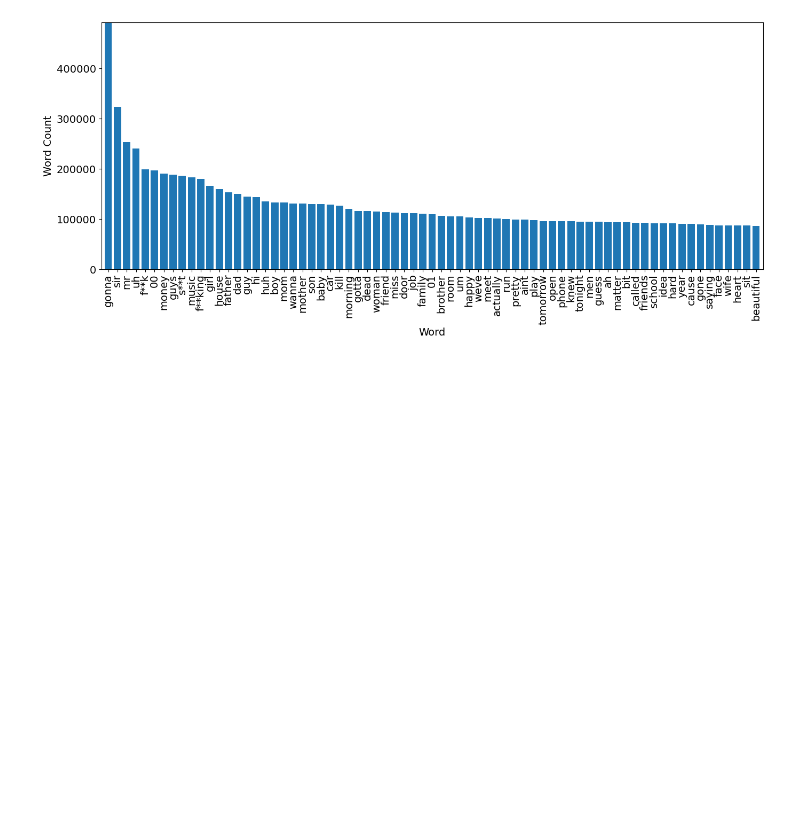
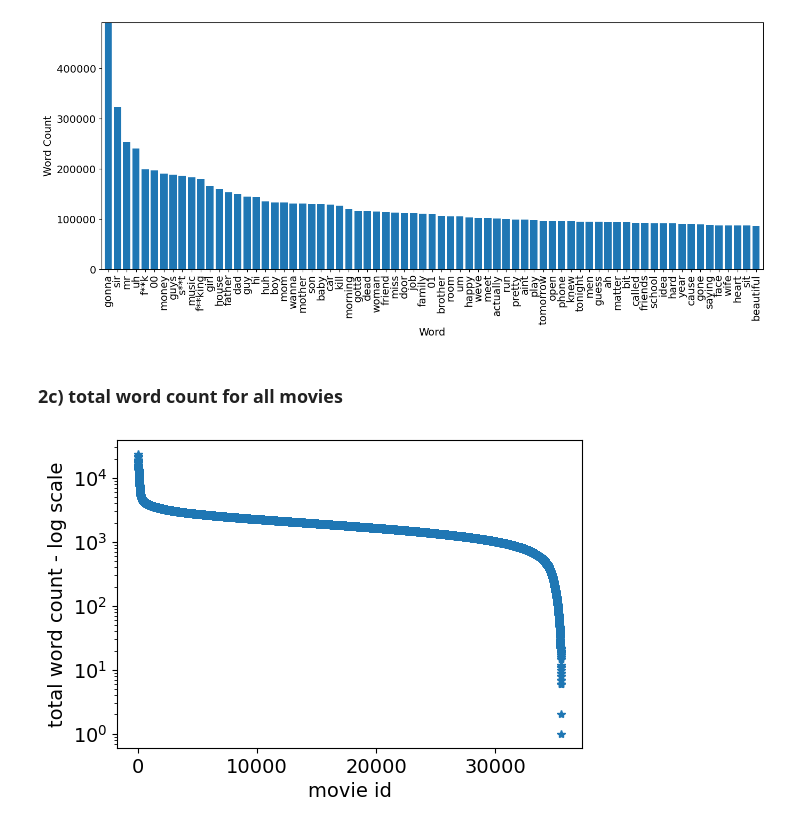
Before and after one commit to nfasano/movie_recsys, a Jupyter notebook: recsys_content_based/data_preprocessing_eda.ipynb, the cells around one changed output. Drawn from its saved outputs; the diff is of its cells as text; code cells hidden in the pictures; blank space fills up the shorter version.

```diff
--- a/recsys_content_based/data_preprocessing_eda.ipynb
+++ b/recsys_content_based/data_preprocessing_eda.ipynb
@@ -346,3 +346,18 @@ fig.figure.savefig(
 )
 # %% [output]
 [figure]
+# %% [markdown]
+### 2c) total word count for all movies
+# %%
+total_word_count = np.flip(np.sort(np.array(np.sum(X, axis=1)).reshape(-1)))
+sorted_movieid_arg = np.flip(np.argsort(np.array(np.sum(X, axis=1)).reshape(-1)))
+# %%
+fig, ax = plt.subplots(1, 1, figsize=(6, 4))
+plt.semilogy(np.linspace(0, X.shape[0], X.shape[0]), total_word_count, "*")
+ax.set_xlabel("movie id")
+ax.set_ylabel("total word count - log scale")
+fig.figure.savefig(
+    "data_preprocessing_eda_out\\total_word_count_all_movies.png", dpi=400, bbox_inches="tight"
+)
+# %% [output]
+[figure, added]
```
Also changed, not shown: 6 other files.
